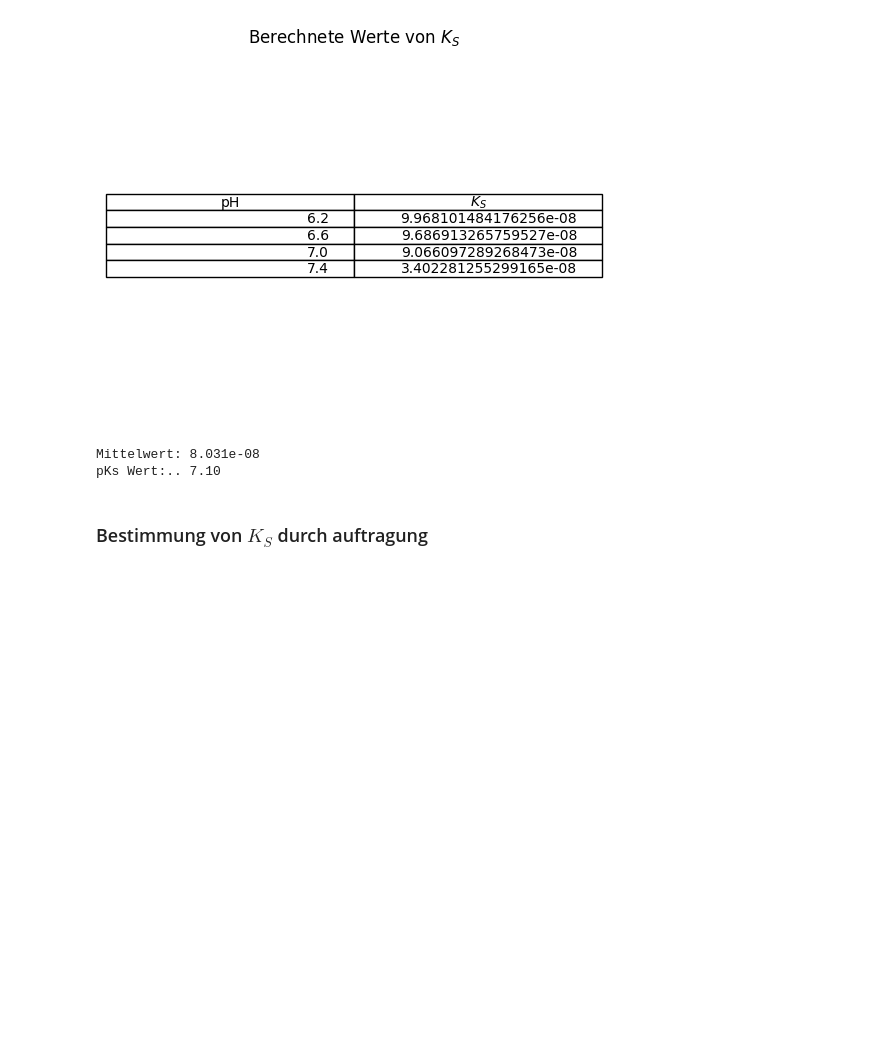
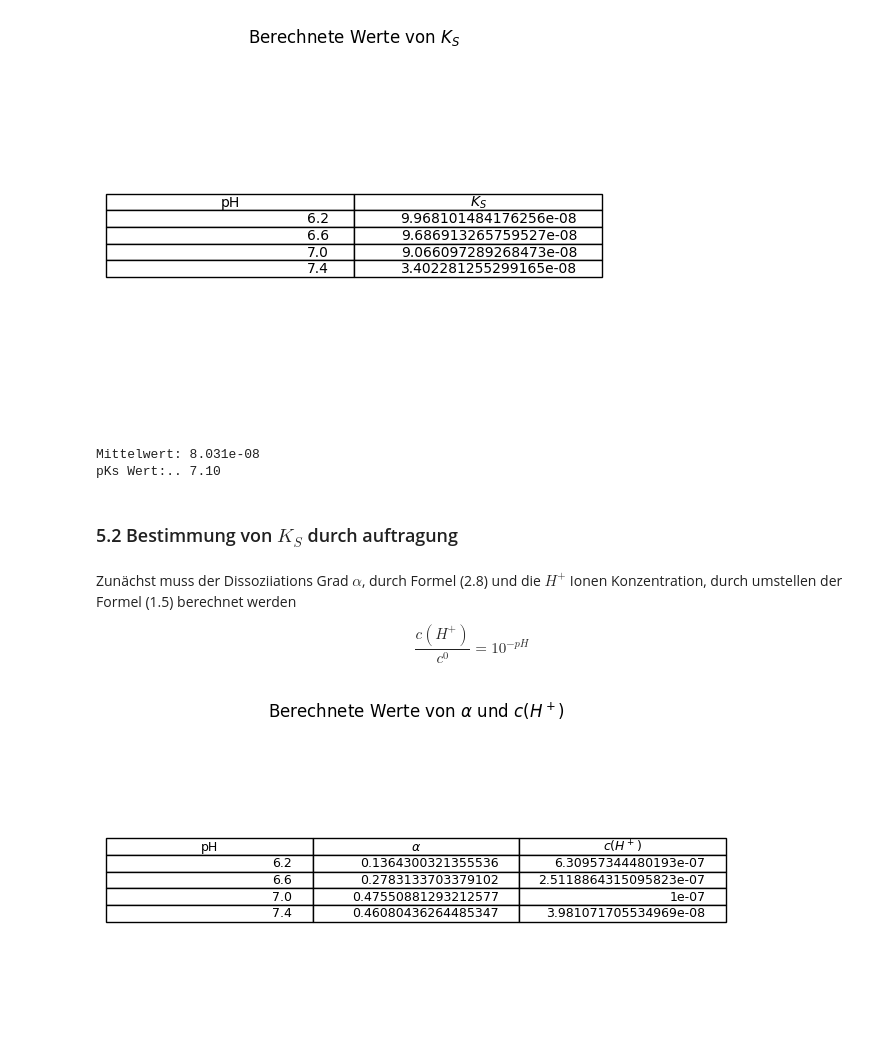
Before and after one commit to HansoTell/Computercafe, a Jupyter notebook: V6J/V6.ipynb, the cells around one changed output. Saved outputs shown, nothing was run; the diff lists cells and outputs as text; code cells hidden in the pictures; blank space fills up the shorter version.

Commit message:
finished die auftragung

```diff
--- a/V6J/V6.ipynb
+++ b/V6J/V6.ipynb
@@ -358,7 +358,7 @@ Es wurden Lösungen bei 4 ausgewählten pH Werten hergestellt, wie oben angegebe
 #~~~~~~~~~~~~~
 
 #Hier bitte den pH Wert reinschreiben der Lösung aus dieser Durchführung ///////(Editor idee auf -1 setzten damit keine fehler aber halt kalr das das falsch ist)
-pH = 6.2
+pH_1 = 6.2
 
 ph1_data = StringIO("""
     #MessNr.    Extinktion
@@ -626,4 +626,34 @@ print(f"pKs Wert:.. {pK_S:.2f}")
 Mittelwert: 8.031e-08
 pKs Wert:.. 7.10
 # %% [markdown]
-### Bestimmung von $K_S$ durch auftragung
+### 5.2 Bestimmung von $K_S$ durch auftragung
+# %% [markdown]
+Zunächst muss der Dissoziiations Grad $\alpha$, durch Formel (2.8) und die $H^+$ Ionen Konzentration, durch umstellen der Formel (1.5) berechnet werden
+
+$$
+    \frac{c(H^+)}{c^0} = 10^{-pH}
+$$
+# %%
+#Berechnung aller Alpha Werte und H+ IonenKonzentration
+all_alpha = all_E / E_14_mean
+all_alpha_reci = 1/all_alpha
+
+cH = np.pow(10, -all_pH)
+
+
+#Plotting
+
+plt.subplots(figsize=(figwidth, 0.5*figwidth))
+plt.axis("off")
+
+plt.table(
+    cellText=list(zip(all_pH, all_alpha, cH)),
+    colLabels=["pH", r"$\alpha$", r"$c(H^+)$"],
+    loc="center"
+)
+
+plt.title(r"Berechnete Werte von $\alpha$ und $c(H^+)$")
+
+plt.show()
+# %% [output]
+[figure, added]
```
Also changed, not shown: parts of 4 cells of this notebook.
